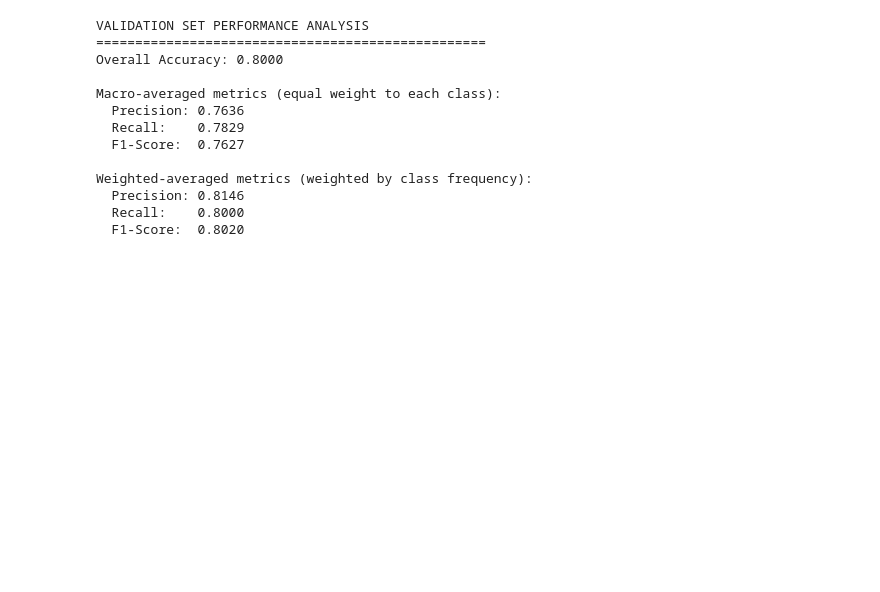
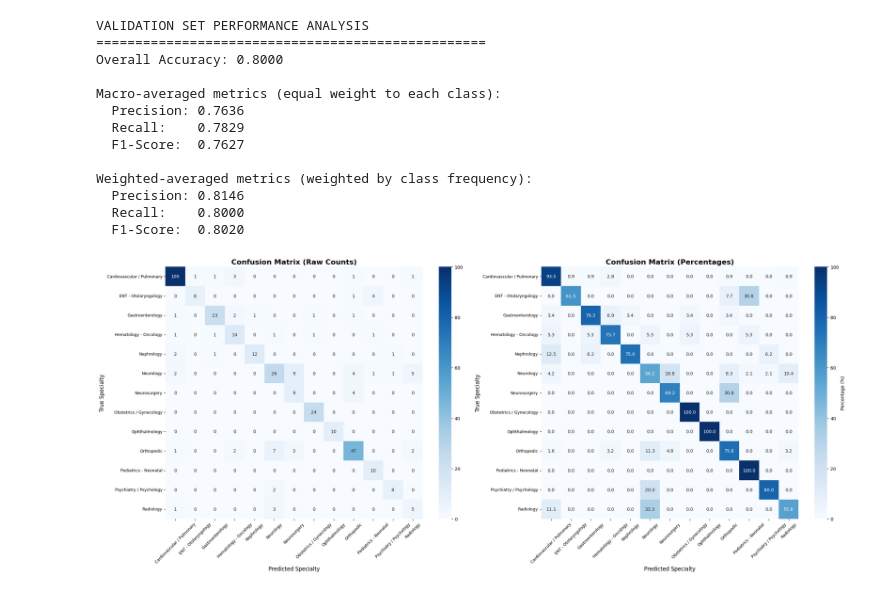
Before and after one commit to Forge25/MedArchive-Solutions-Classification-System, a Jupyter notebook: notebooks/2_classification_modeling.ipynb, the cells around one changed output. Drawn from its saved outputs; the diff is of its cells as text; code cells hidden in the pictures; blank space fills up the shorter version.

```diff
--- a/notebooks/2_classification_modeling.ipynb
+++ b/notebooks/2_classification_modeling.ipynb
@@ -274,3 +274,36 @@ Weighted-averaged metrics (weighted by class frequency):
   Precision: 0.8146
   Recall:    0.8000
   F1-Score:  0.8020
+# %%
+# Create confusion matrix
+cm = confusion_matrix(y_val, y_val_pred, labels=class_names)
+
+# Calculate percentage confusion matrix
+cm_percent = cm.astype('float') / cm.sum(axis=1)[:, np.newaxis] * 100
+
+# Plot confusion matrix
+fig, (ax1, ax2) = plt.subplots(1, 2, figsize=(24, 10))
+
+# Raw counts
+sns.heatmap(cm, annot=True, fmt='d', cmap='Blues',
+            xticklabels=class_names, yticklabels=class_names, ax=ax1)
+ax1.set_title('Confusion Matrix (Raw Counts)', fontsize=16, fontweight='bold')
+ax1.set_xlabel('Predicted Specialty', fontsize=12)
+ax1.set_ylabel('True Specialty', fontsize=12)
+ax1.tick_params(axis='x', rotation=45, labelsize=9)
+ax1.tick_params(axis='y', rotation=0, labelsize=9)
+
+# Percentages
+sns.heatmap(cm_percent, annot=True, fmt='.1f', cmap='Blues',
+            xticklabels=class_names, yticklabels=class_names, ax=ax2,
+            cbar_kws={'label': 'Percentage (%)'})
+ax2.set_title('Confusion Matrix (Percentages)', fontsize=16, fontweight='bold')
+ax2.set_xlabel('Predicted Specialty', fontsize=12)
+ax2.set_ylabel('True Specialty', fontsize=12)
+ax2.tick_params(axis='x', rotation=45, labelsize=9)
+ax2.tick_params(axis='y', rotation=0, labelsize=9)
+
+plt.tight_layout()
+plt.show()
+# %% [output]
+[figure, added]
```
Also changed, not shown: parts of 11 cells of this notebook, 4 other files.
